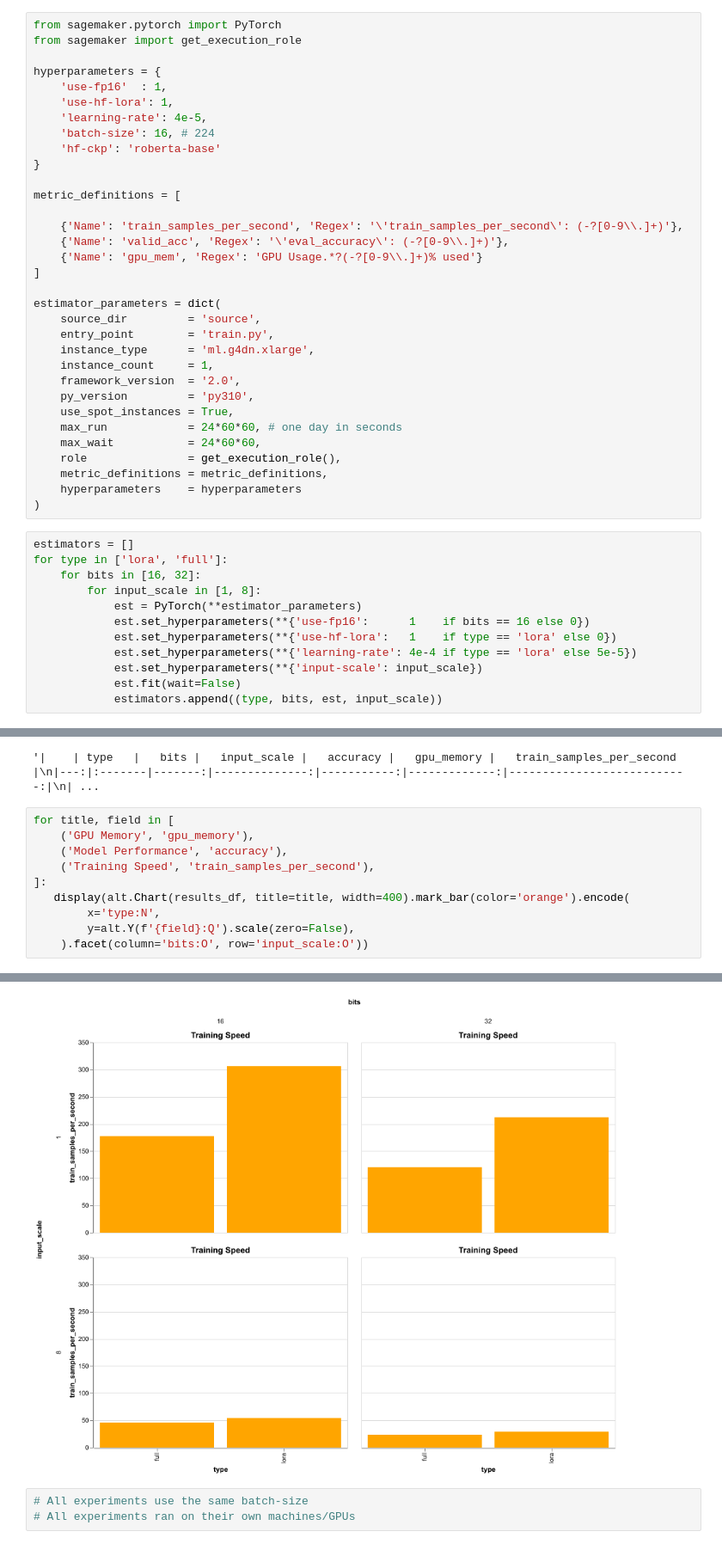
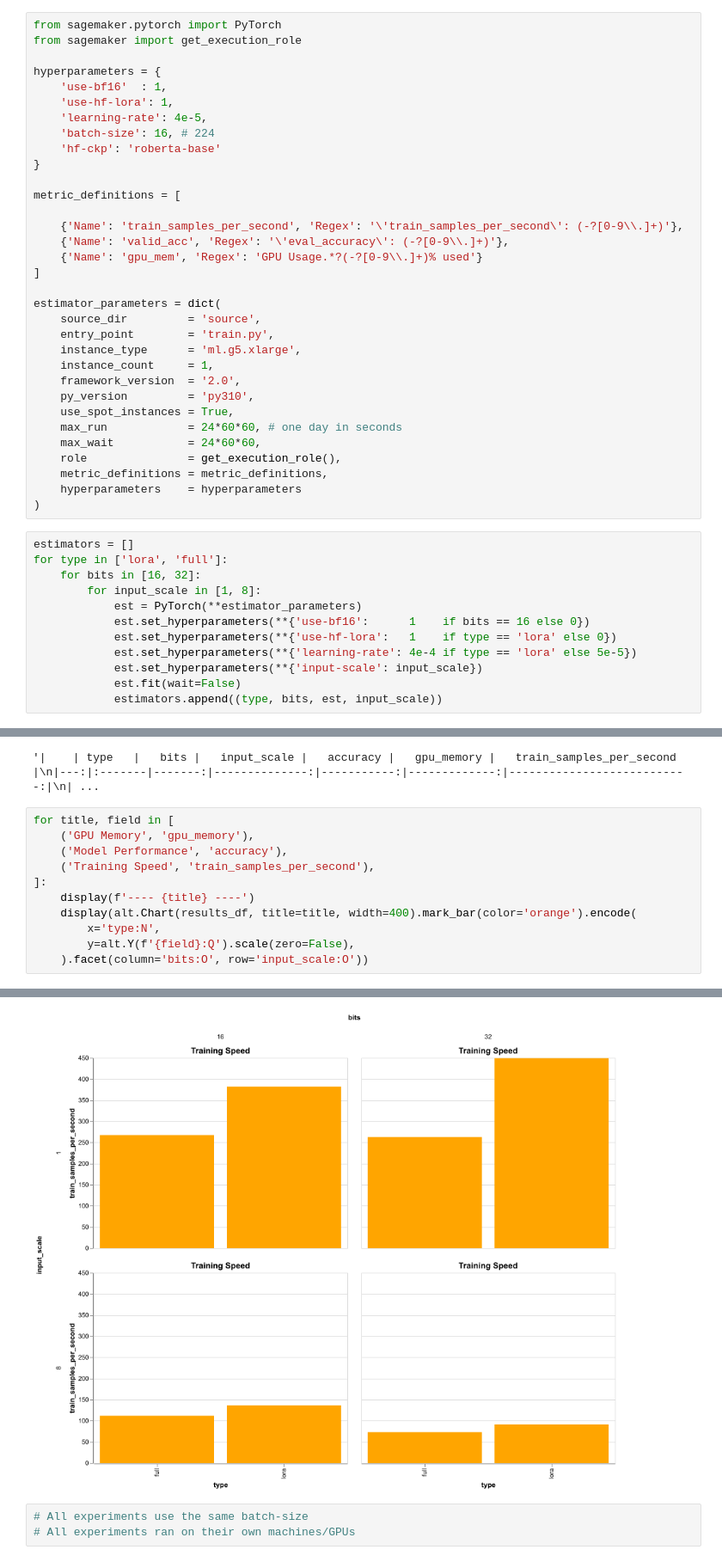
Before and after one commit to marianokamp/export, a Jupyter notebook: hf1/HF_LoRA_Memory.ipynb, the cells around one changed output, grey strips where cells are left out. Shown at 86% size. Saved outputs shown, nothing was run; the diff lists cells and outputs as text.

```diff
--- a/hf1/HF_LoRA_Memory.ipynb
+++ b/hf1/HF_LoRA_Memory.ipynb
@@ -224,7 +220,7 @@ from sagemaker.pytorch import PyTorch
 from sagemaker import get_execution_role
 
 hyperparameters = {
-    'use-fp16'  : 1,
+    'use-bf16'  : 1,
     'use-hf-lora': 1,
     'learning-rate': 4e-5,
     'batch-size': 16, # 224
@@ -241,7 +237,7 @@ metric_definitions = [
 estimator_parameters = dict(
     source_dir         = 'source',
     entry_point        = 'train.py',
-    instance_type      = 'ml.g4dn.xlarge',
+    instance_type      = 'ml.g5.xlarge',
     instance_count     = 1,
     framework_version  = '2.0',
     py_version         = 'py310',
@@ -258,7 +254,7 @@ for type in ['lora', 'full']:
     for bits in [16, 32]:
         for input_scale in [1, 8]:
             est = PyTorch(**estimator_parameters)
-            est.set_hyperparameters(**{'use-fp16':      1    if bits == 16 else 0})
+            est.set_hyperparameters(**{'use-bf16':      1    if bits == 16 else 0})
             est.set_hyperparameters(**{'use-hf-lora':   1    if type == 'lora' else 0})
             est.set_hyperparameters(**{'learning-rate': 4e-4 if type == 'lora' else 5e-5})
             est.set_hyperparameters(**{'input-scale': input_scale})
@@ -334,7 +330,8 @@ for title, field in [
     ('Model Performance', 'accuracy'),
     ('Training Speed', 'train_samples_per_second'),
 ]:
-   display(alt.Chart(results_df, title=title, width=400).mark_bar(color='orange').encode(
+    display(f'---- {title} ----')
+    display(alt.Chart(results_df, title=title, width=400).mark_bar(color='orange').encode(
         x='type:N',
         y=alt.Y(f'{field}:Q').scale(zero=False),
     ).facet(column='bits:O', row='input_scale:O'))
@@ -344,4 +344,4 @@ for title, field in [
-[figure, old version]
+[figure, new version]
 # %%
 # All experiments use the same batch-size
 # All experiments ran on their own machines/GPUs
```
Also changed, not shown: parts of 6 cells of this notebook, 1 other file.
